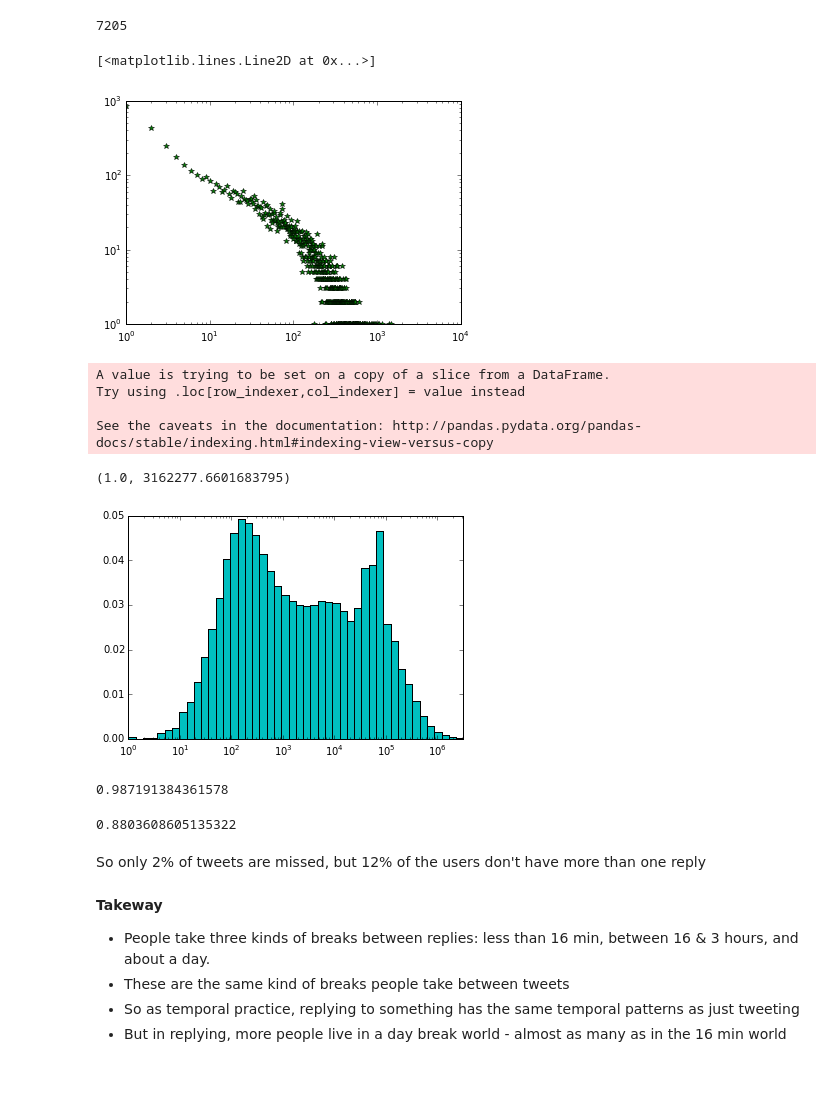
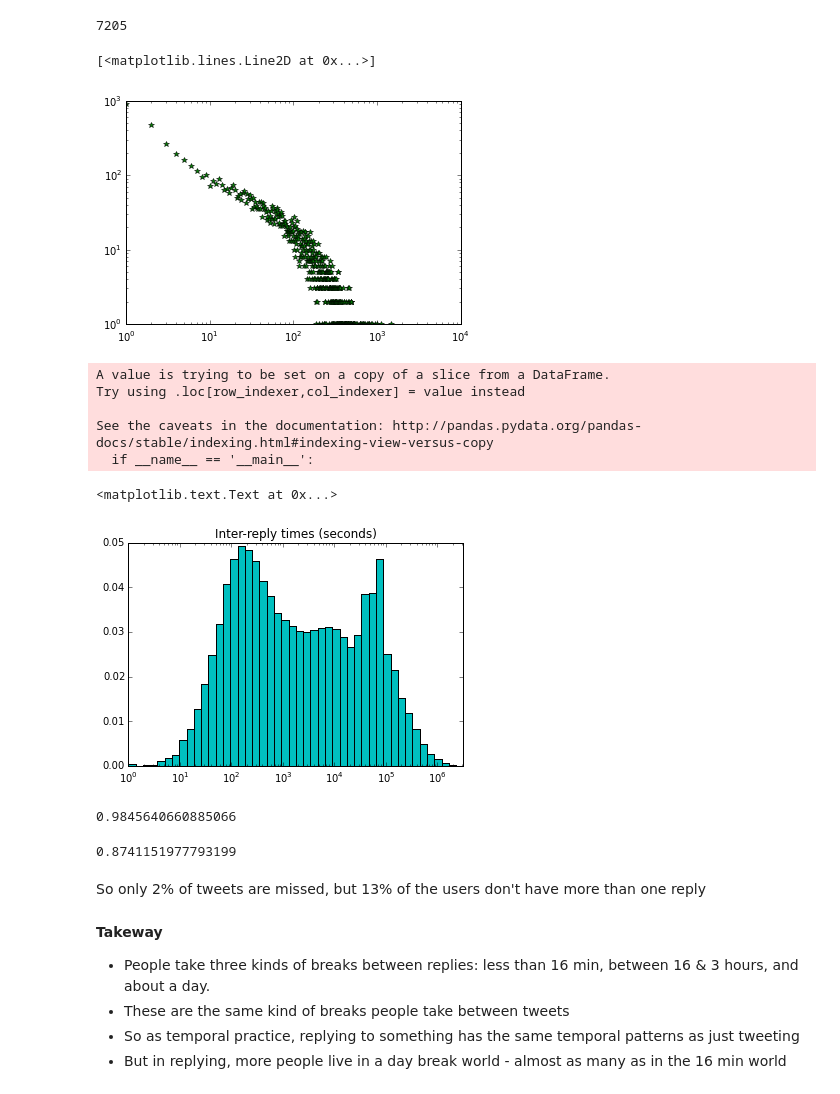
Before and after one commit to marinkala/ReplyNetworks, a Jupyter notebook: bbInterReplyTimeOneSide.ipynb, the cells around one changed output. Drawn from its saved outputs; the diff is of its cells as text; code cells hidden in the pictures.

```diff
--- a/bbInterReplyTimeOneSide.ipynb
+++ b/bbInterReplyTimeOneSide.ipynb
@@ -28,0 +31,2 @@ df_oneSide=df_oneSide.sort(['user_id','dateObj'])
+# %%
+df_oneSide=df_oneSide[(df_oneSide.dateObj>=pd.to_datetime('2012-10-15 00:00:00')) & (df_oneSide.dateObj<pd.to_datetime('2012-11-23 00:00:00'))]
@@ -76,7 +79,7 @@ f=Counter(freq.values)
 plt.loglog(f.keys(),f.values(),'g*')
 # %% [output]
 [<matplotlib.lines.Line2D at 0x...>]
-[figure, old version]
+[figure, new version]
 # %%
 grouped=replies.groupby('user_id')
 # %%
@@ -86,3 +89,4 @@ A value is trying to be set on a copy of a slice from a DataFrame.
 Try using .loc[row_indexer,col_indexer] = value instead
 
 See the caveats in the documentation: http://pandas.pydata.org/pandas-docs/stable/indexing.html#indexing-view-versus-copy
+  if __name__ == '__main__':
@@ -91,25 +93,27 @@ data=replies.secDiff.dropna().tolist()
 # %%
+data=replies.secDiff.dropna().tolist()
 bins=np.logspace(0, int(np.log(max(data))), 100)
 width=bins[1:]-bins[:-1]
 h, b=np.histogram(data,bins)
 h=h/float(sum(h))
 plt.bar(b[:-1], h, width, color='c')
 plt.gca().set_xscale("log")
 plt.xlim(xmin=0,xmax=10**6.5)
-#plt.ylim(ymin=0, ymax=10**4*2.8)
+plt.ylim(ymin=0, ymax=0.05)
+plt.title("Inter-reply times (seconds)")
 # %% [output]
-(1.0, 3162277.6601683795)
+<matplotlib.text.Text at 0x...>
-[figure, old version]
+[figure, new version]
 # %%
 len(replies[~replies.secDiff.isnull()])/float(len(replies))
 # %% [output]
-0.987191384361578
+0.9845640660885066
 # %%
 len((replies.user_id[~replies.secDiff.isnull()]).unique())/float(len(replies.user_id.unique()))
 # %% [output]
-0.8803608605135322
+0.8741151977793199
 # %% [markdown]
-So only 2% of tweets are missed, but 12% of the users don't have more than one reply
+So only 2% of tweets are missed, but 13% of the users don't have more than one reply
 # %% [markdown]
 **Takeway**
 * People take three kinds of breaks between replies: less than 16 min, between 16 & 3 hours, and about a day.
```
Also changed, not shown: parts of 40 cells of this notebook, 4 other files.
